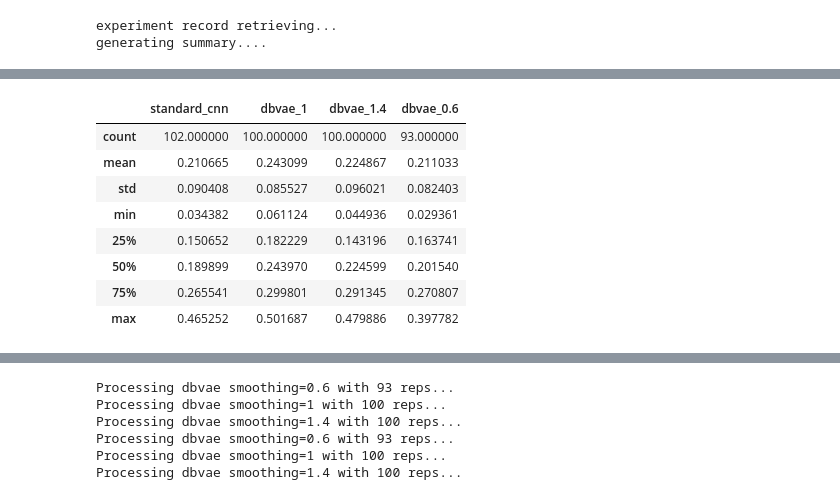
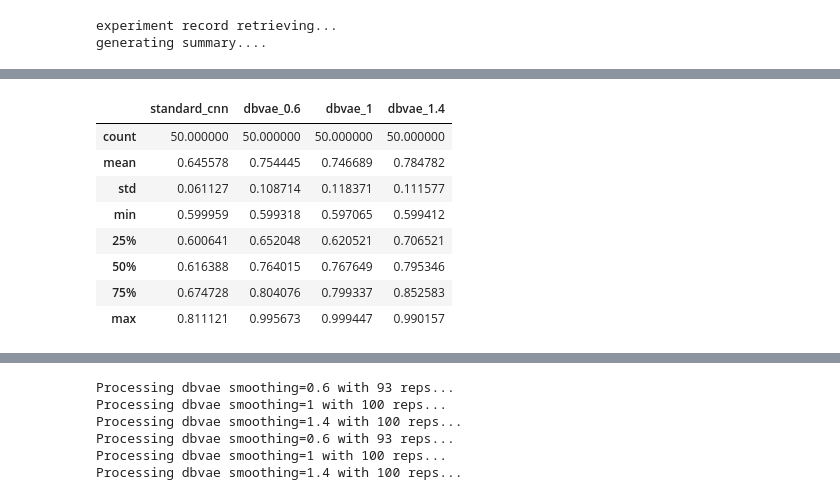
Before and after one commit to zhiyuan-95/db-vae, a Jupyter notebook: comet.ipynb, the cells around one changed output, grey strips where cells are left out. Saved outputs shown, nothing was run; the diff lists cells and outputs as text; code cells hidden in the pictures.

Commit message:
updated function validate_at_best()

```diff
--- a/comet.ipynb
+++ b/comet.ipynb
@@ -460 +463,12 @@ class comet():
+# %%
+# it compares val/dbval at best epoch acorss standard_cc and dbvae with different smoothing rate
+def validate_at_best(measure):
+  sf = dbvae_final.record.smoothing_fact.value_counts().index
+  dick = {}
+  standard_measure = standard_final.record[measure].describe()
+  dick['standard_cnn'] = standard_measure
+  for smf in sf:
+    dick[f'dbvae_{smf}'] = dbvae_final.record[measure].loc[(dbvae_final.record.smoothing_fact==f'{smf}')].describe()
+  combined_measure = pd.DataFrame(dick)
+  return combined_measure
 # %%
@@ -581,11 +616,0 @@ dbvae_final.record
-# %%
-# it compares val/dbval at best epoch acorss standard_cc and dbvae with different smoothing rate
-def validate_at_best(measure,value=value):
-  sf = dbvae.summary.smoothing_fact.value_counts().index
-  dick = {}
-  standard_summary = standard.summary[f'{measure}_at_{value}'].describe()
-  dick['standard_cnn'] = standard_summary
-  for smf in sf:
-    dick[f'dbvae_{smf}'] = dbvae.summary[f'{measure}_at_{value}'].loc[(dbvae.summary.smoothing_fact==f'{smf}')].describe()
-  combined_summary = pd.DataFrame(dick)
-  return combined_summary
@@ -592,12 +666,12 @@ def validate_at_best(measure,value=value):
 # %%
-validate_at_best('dbval')
+validate_at_best('val_WM')
 # %% [output]
-|  | standard_cnn | dbvae_1 | dbvae_1.4 | dbvae_0.6 |
-| count | 102.000000 | 100.000000 | 100.000000 | 93.000000 |
-| mean | 0.210665 | 0.243099 | 0.224867 | 0.211033 |
-| std | 0.090408 | 0.085527 | 0.096021 | 0.082403 |
-| min | 0.034382 | 0.061124 | 0.044936 | 0.029361 |
-| 25% | 0.150652 | 0.182229 | 0.143196 | 0.163741 |
-| 50% | 0.189899 | 0.243970 | 0.224599 | 0.201540 |
-| 75% | 0.265541 | 0.299801 | 0.291345 | 0.270807 |
-| max | 0.465252 | 0.501687 | 0.479886 | 0.397782 |
+|  | standard_cnn | dbvae_0.6 | dbvae_1 | dbvae_1.4 |
+| count | 50.000000 | 50.000000 | 50.000000 | 50.000000 |
+| mean | 0.645578 | 0.754445 | 0.746689 | 0.784782 |
+| std | 0.061127 | 0.108714 | 0.118371 | 0.111577 |
+| min | 0.599959 | 0.599318 | 0.597065 | 0.599412 |
+| 25% | 0.600641 | 0.652048 | 0.620521 | 0.706521 |
+| 50% | 0.616388 | 0.764015 | 0.767649 | 0.795346 |
+| 75% | 0.674728 | 0.804076 | 0.799337 | 0.852583 |
+| max | 0.811121 | 0.995673 | 0.999447 | 0.990157 |
```
Also changed, not shown: parts of 23 cells of this notebook.
